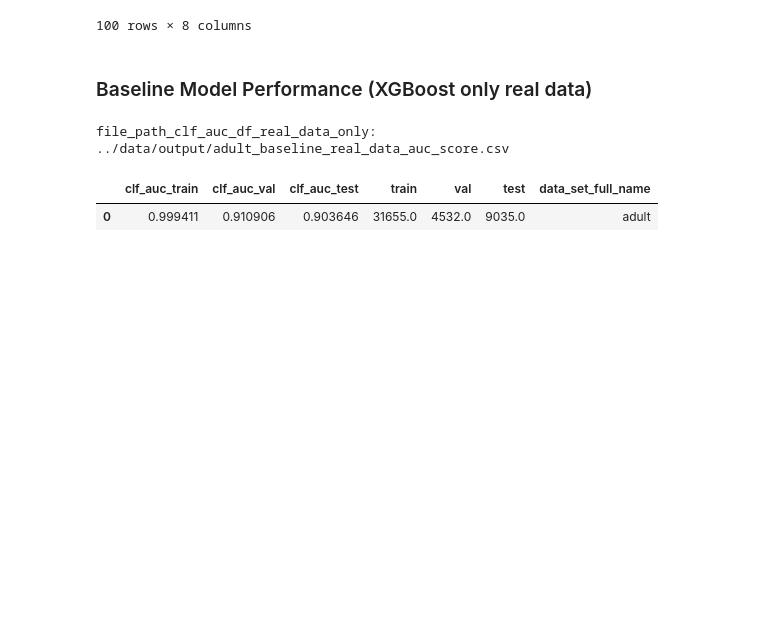
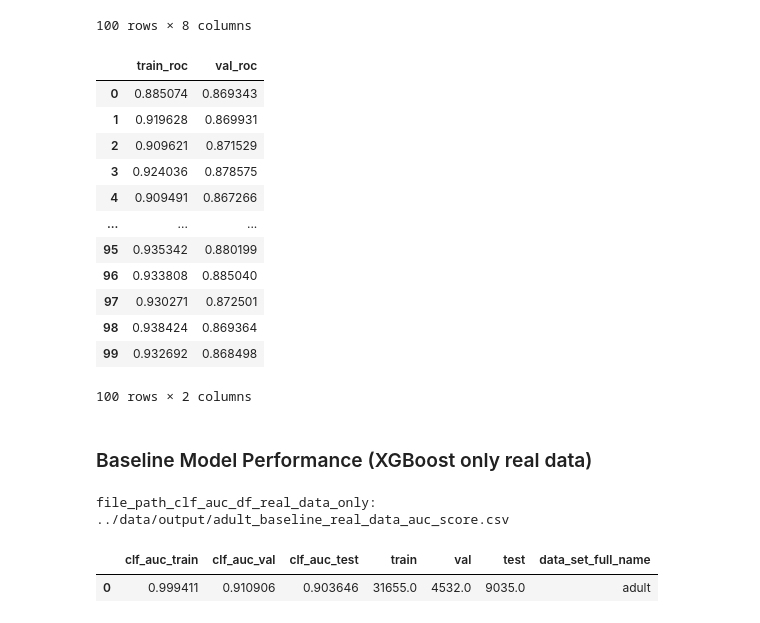
Before and after one commit to shinnasa/SC-GOAT, a Jupyter notebook: code/CollectResults.ipynb, the cells around one changed output. Cells and saved outputs as stored; diff of their text form; code cells hidden in the pictures; blank space fills up the shorter version.

Commit message:
Add history for untuned models Minor modifications

```diff
--- a/code/CollectResults.ipynb
+++ b/code/CollectResults.ipynb
@@ -164,3 +165,22 @@ df_alpha_params_history
 | 98 | 0.009050 | 0.353037 | 0.285389 | 0.352524 | 10000.0 | 0.938424 | 0.869364 | adult |
 | 99 | 0.093015 | 0.318991 | 0.316480 | 0.271515 | 10000.0 | 0.932692 | 0.868498 | adult |
 100 rows × 8 columns
+# %%
+df_plot = pd.DataFrame({'train_roc' : [], 'val_roc' : []})
+df_plot.train_roc = df_alpha_params_history.train_roc
+df_plot.val_roc = df_alpha_params_history.val_roc
+df_plot
+# %% [output]
+|  | train_roc | val_roc |
+| 0 | 0.885074 | 0.869343 |
+| 1 | 0.919628 | 0.869931 |
+| 2 | 0.909621 | 0.871529 |
+| 3 | 0.924036 | 0.878575 |
+| 4 | 0.909491 | 0.867266 |
+| ... | ... | ... |
+| 95 | 0.935342 | 0.880199 |
+| 96 | 0.933808 | 0.885040 |
+| 97 | 0.930271 | 0.872501 |
+| 98 | 0.938424 | 0.869364 |
+| 99 | 0.932692 | 0.868498 |
+100 rows × 2 columns
```
Also changed, not shown: parts of 32 cells of this notebook, 9 other files.
